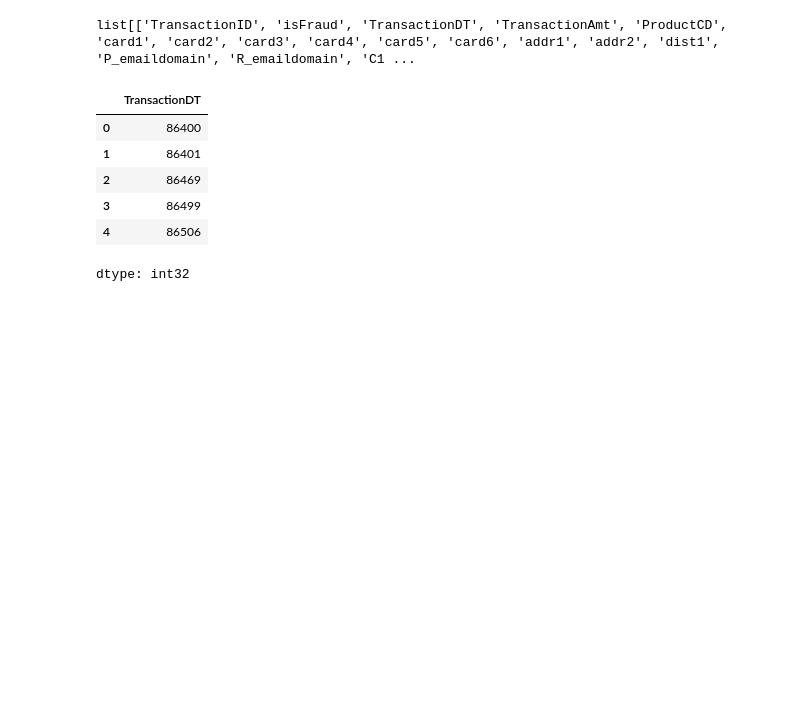
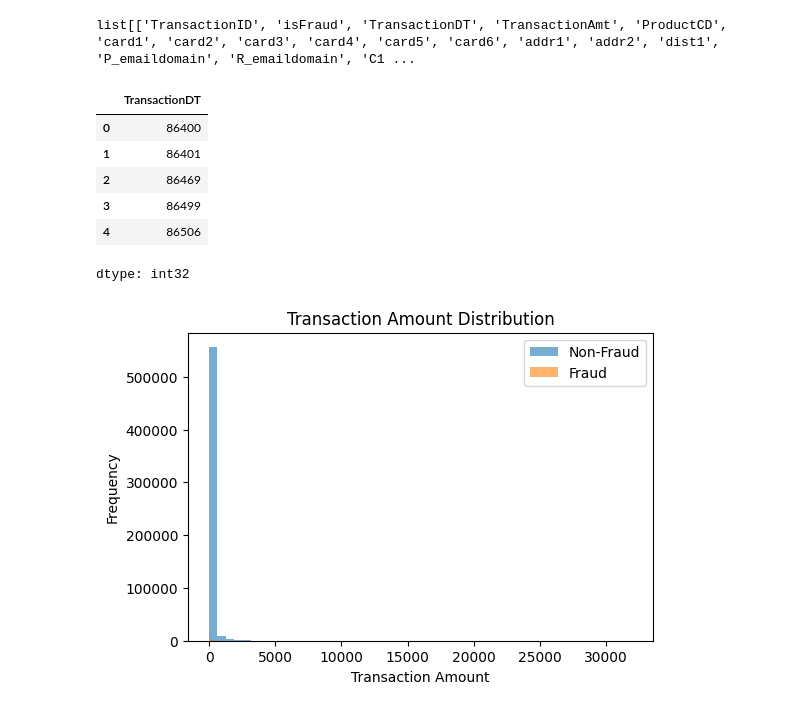
Before and after one commit to rahulkhawashi/Dog-breed-vision, a Jupyter notebook: ieee_cis_fraud_detection.ipynb, the cells around one changed output. Saved outputs shown, nothing was run; the diff lists cells and outputs as text; code cells hidden in the pictures; blank space fills up the shorter version.

Commit message:
made some visualizations

```diff
--- a/ieee_cis_fraud_detection.ipynb
+++ b/ieee_cis_fraud_detection.ipynb
@@ -105,3 +105,14 @@ train["TransactionDT"][:5]
 | 3 | 86499 |
 | 4 | 86506 |
 dtype: int32
+# %%
+plt.figure(figsize=(6,4))
+plt.hist(train.loc[train['isFraud']==0, 'TransactionAmt'], bins=50, alpha=0.6, label='Non-Fraud')
+plt.hist(train.loc[train['isFraud']==1, 'TransactionAmt'], bins=50, alpha=0.6, label='Fraud')
+plt.legend()
+plt.title("Transaction Amount Distribution")
+plt.xlabel("Transaction Amount")
+plt.ylabel("Frequency")
+plt.show()
+# %% [output]
+[figure, added]
```
Also changed, not shown: parts of 3 cells of this notebook.
